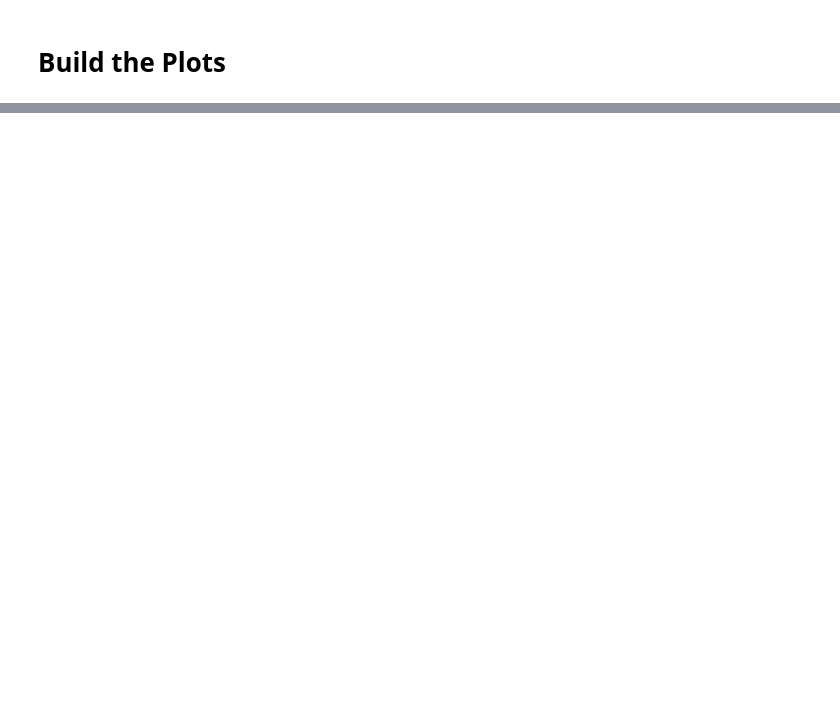
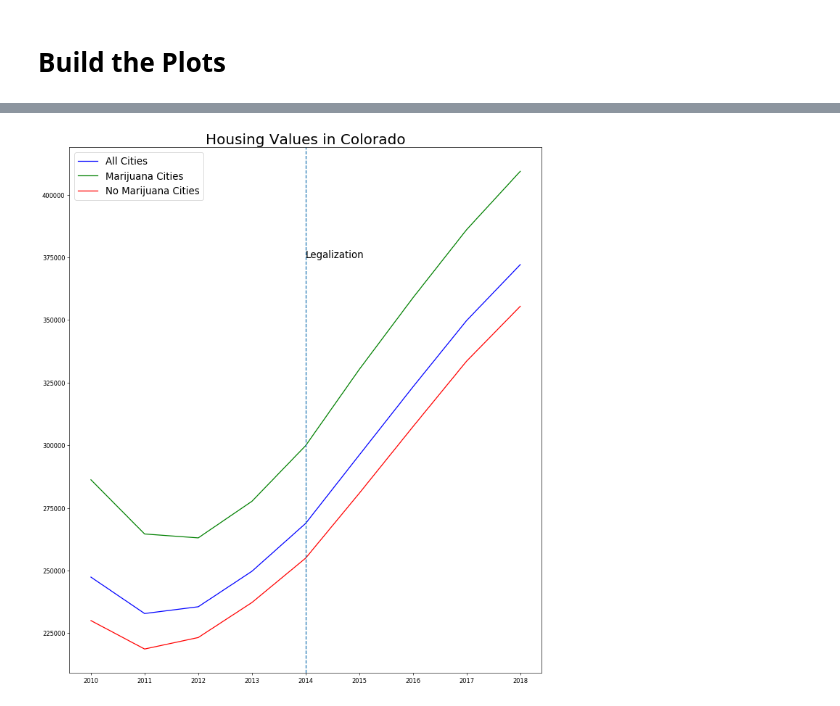
Before and after one commit to joshshigaki/Team-5, a Jupyter notebook: housing_valuation.ipynb, the cells around one changed output, grey strips where cells are left out. Saved outputs shown, nothing was run; the diff lists cells and outputs as text; code cells hidden in the pictures; blank space fills up the shorter version.

Commit message:
Housing valuation done with graphs

```diff
--- a/housing_valuation.ipynb
+++ b/housing_valuation.ipynb
@@ -260,0 +165,9 @@ Name: City , Length: 541, dtype: object
+# %%
+#Now make a dataframe of housing prices for cities with no dispensaries
+
+#First use an outer join to get data from both dataframes
+
+all_housing_df = pd.merge(mj_cities_count_df, zillow_df_sum, on='City', how='right')
+#This returns 149 cities, which is correct because the zillow file has 149 total cities
+#len(all_housing_df)
+all_housing_df
@@ -260,0 +193,11 @@ Name: City , Length: 541, dtype: object
+# %%
+#Fill in the NaN values with 0 so that we can locate them and create
+# a dataframe with cities that have no mj stores
+
+values = {'Store_Count' : 0}
+all_housing_df = all_housing_df.fillna(value = values)
+len(all_housing_df)
+
+no_mj_housing_df = all_housing_df[all_housing_df['Store_Count'] == 0]
+no_mj_housing_df = no_mj_housing_df.reset_index(drop=True)
+no_mj_housing_df
@@ -293,0 +225,40 @@ plt.show()
+# %%
+#Plot Housing Value by Decade for cities with and without dispensaries
+fig = plt.figure(figsize=(14, 16), dpi=60)
+
+#get the average housing values for the whole state of Colorado
+state_avg = round(zillow_df_sum.mean(), 0)
+state_avg
+
+#get the average housing values for cities with marijuana shops
+mj_avg = round(mj_housing_df.mean(), 0)
+mj_avg = mj_avg.drop(labels='Store_Count')
+
+#get the average housing values for cities with no marijuana shops
+no_mj_avg = round(no_mj_housing_df.mean(), 0)
+no_mj_avg = no_mj_avg.drop(labels='Store_Count')
+
+#create a plot that has a line graph for each of the above housing value statistics
+
+years = ["2010","2011","2012","2013","2014", "2015", "2016", "2017", "2018"]
+
+state_value_avg, = plt.plot(years, state_avg, color="blue", label="All Cities")
+
+mj_value_avg, = plt.plot(years, mj_avg, color="green", label="Marijuana Cities")
+
+no_mj_value_avg, = plt.plot(years, no_mj_avg, color="red", label="No Marijuana Cities")
+
+
+# Create a legend
+plt.legend(handles=[state_value_avg, mj_value_avg, no_mj_value_avg], loc="best", prop={'size': 16})
+
+line_label = 'Legalization'
+plt.title("Housing Values in Colorado", size=24)
+plt.axvline(x='2014', ls='dashed', label=line_label)
+
+plt.text('2014', 375000, 'Legalization', size=16)
+
+#Save the plot
+plt.savefig("Images/3-Housing-Comparison.png")
+# %% [output]
+[figure, added]
```
Also changed, not shown: parts of 21 cells of this notebook, 3 other files.
